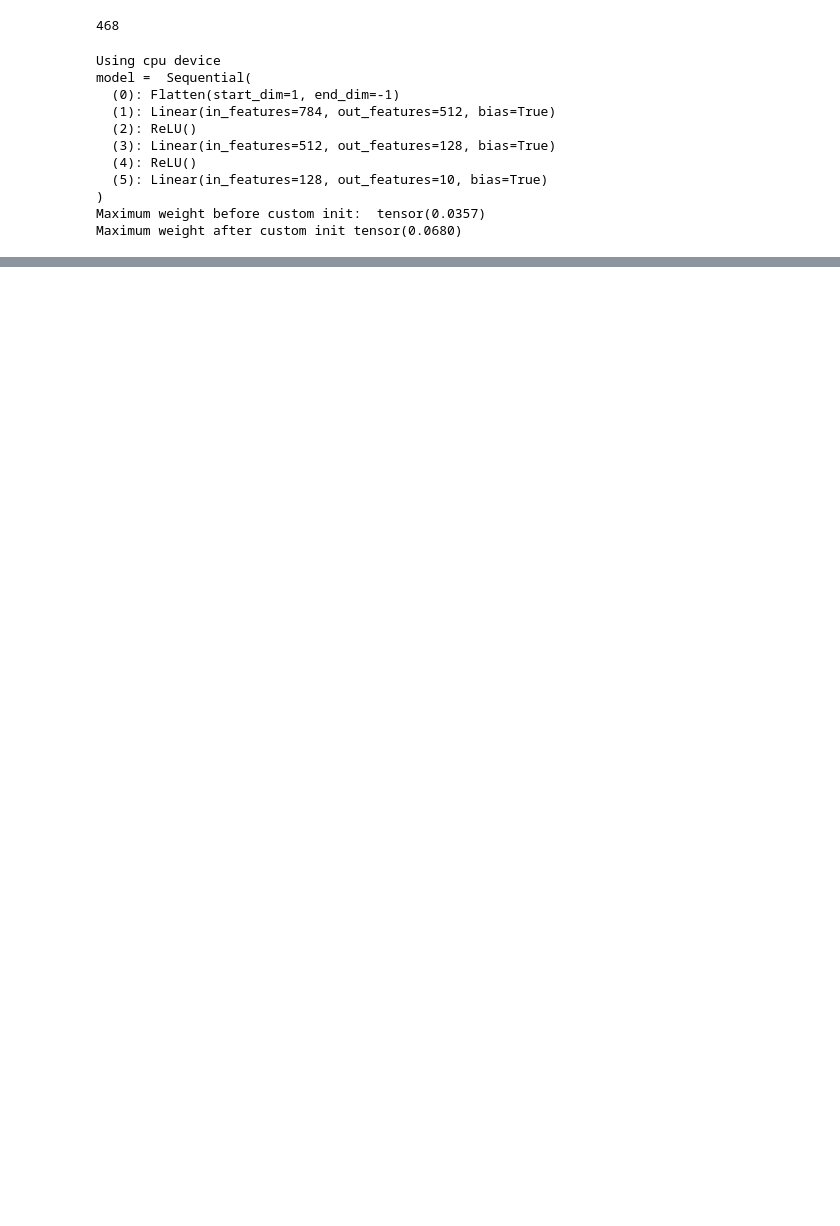
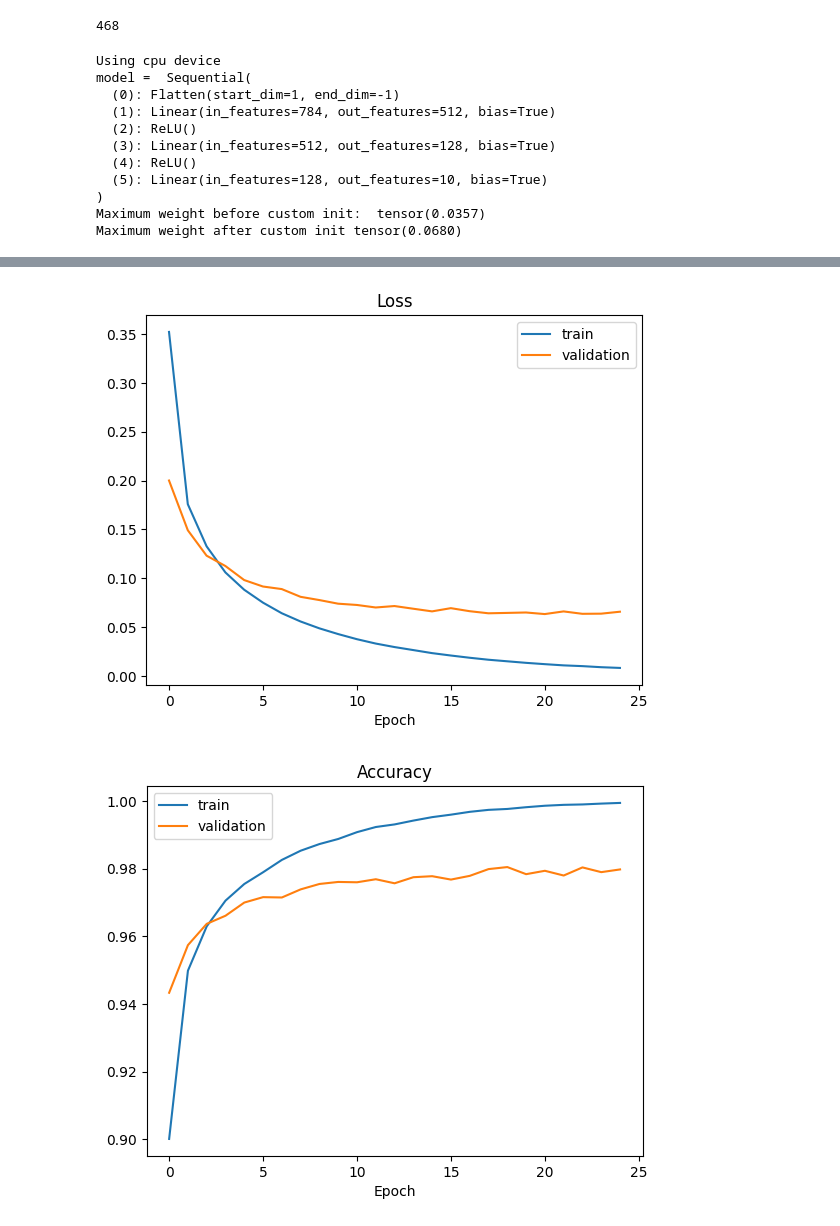
Before and after one commit to ayush-dhanker/Image-Classification-on-MNIST, a Jupyter notebook: model2.ipynb, the cells around one changed output, grey strips where cells are left out. Drawn from its saved outputs; the diff is of its cells as text; code cells hidden in the pictures; blank space fills up the shorter version.

Commit message:
visualization

```diff
--- a/model2.ipynb
+++ b/model2.ipynb
@@ -125,7 +125,7 @@ def train_model(
             print("\tTrain/val accuracy: {} / {}".format(train_acc[-1], val_acc[-1]))
 
   return {"train_loss": np.array(train_loss), "train_acc": np.array(train_acc),
-            "val_loss": np.array(val_loss), "val_acc": np.array(val_loss)}
+            "val_loss": np.array(val_loss), "val_acc": np.array(val_acc)}
 
 
 def training_set(
@@ -198,0 +219,20 @@ Starting epoch 25... Time taken: 13.841067805999955 seconds
+# %%
+# visualization
+plt.plot(metrics["train_loss"], label="train")
+plt.plot(metrics["val_loss"], label="validation")
+plt.legend()
+plt.title("Loss")
+plt.xlabel("Epoch")
+plt.show()
+
+print('\n')
+
+plt.plot(metrics["train_acc"], label="train")
+plt.plot(metrics["val_acc"], label="validation")
+plt.legend()
+plt.title("Accuracy")
+plt.xlabel("Epoch")
+plt.show()
+# %% [output]
+[figure, added]
+[figure, added]
```
Also changed, not shown: parts of 4 cells of this notebook.
